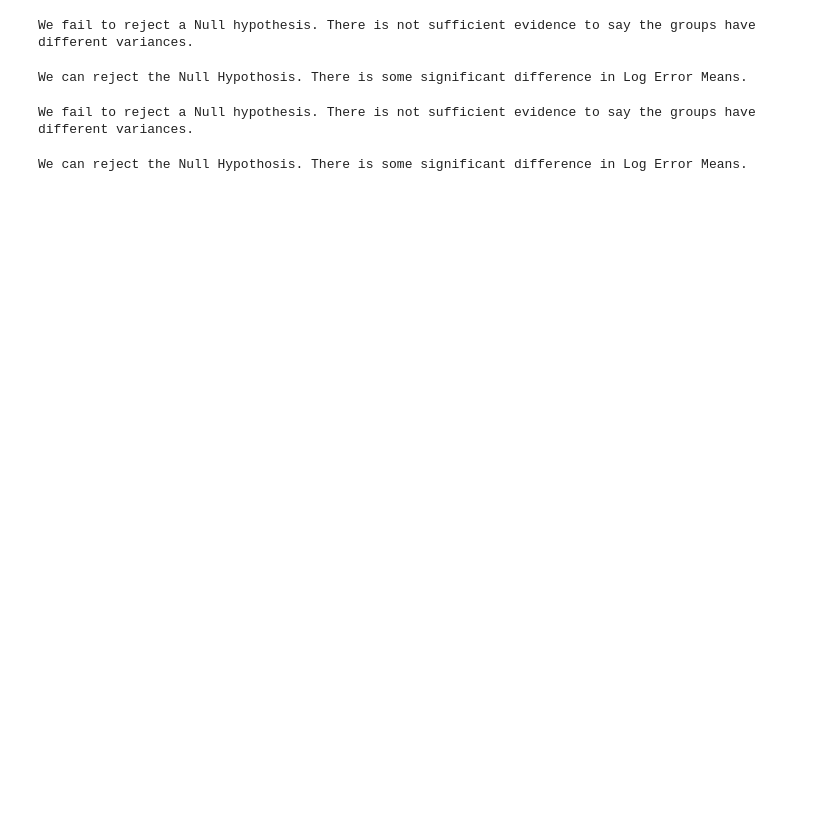
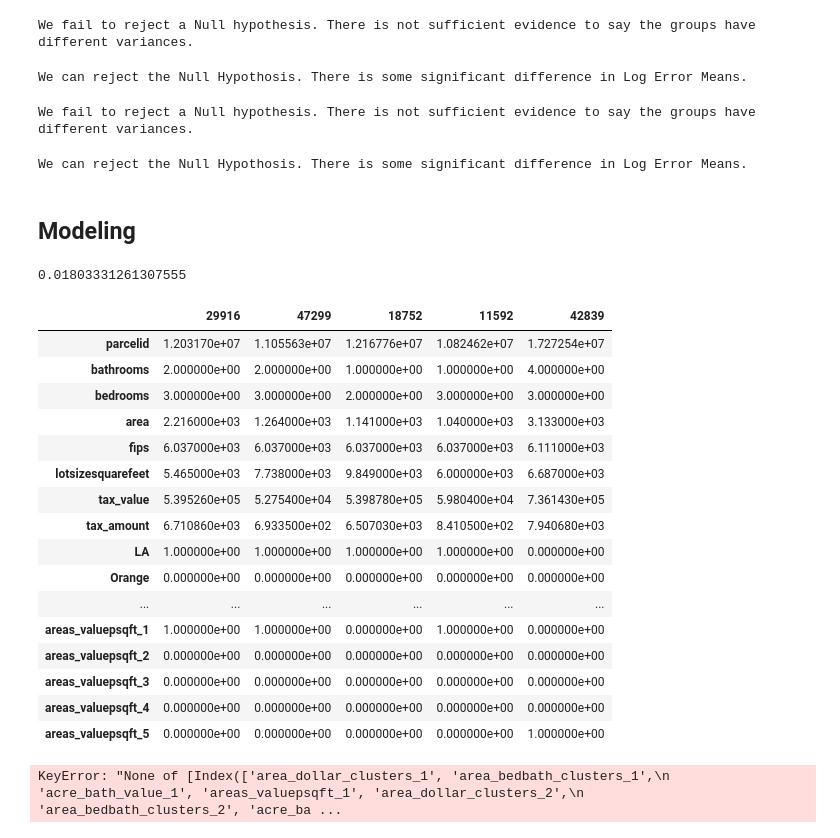
Before and after one commit to Lewis-Park-Bench/Cluster-Project, a Jupyter notebook: jenn_initial_notebook.ipynb, the cells around one changed output. Saved outputs shown, nothing was run; the diff lists cells and outputs as text; code cells hidden in the pictures; blank space fills up the shorter version.

Commit message:
Updated to include explore and modeling modules.

```diff
--- a/jenn_initial_notebook.ipynb
+++ b/jenn_initial_notebook.ipynb
@@ -903,3 +909,5 @@ else:
     print("We cannot reject the Null Hypothosis, there is little to no significant difference. in Log Error Means")
 # %% [output]
 We can reject the Null Hypothosis. There is some significant difference in Log Error Means.
+# %% [markdown]
+## Modeling
@@ -905,0 +919,41 @@ We can reject the Null Hypothosis. There is some significant difference in Log E
+# %%
+# Establishing model baseline.
+baseline = baseline_mean(y_validate, "logerror")
+baseline
+# %% [output]
+0.01803331261307555
+# %%
+X_train['area_dollar_clusters'], X_train['area_bedbath_clusters'], X_train["acre_bath_value"], \
+    X_train["areas_valuepsqft"] = \
+    train['area_dollar_clusters'], train['area_bedbath_clusters'], train["acre_bath_value"], \
+        train["areas_valuepsqft"]
+X_train = cluster_dummies(X_train)
+X_train.head().T
+# %% [output]
+|  | 29916 | 47299 | 18752 | 11592 | 42839 |
+| parcelid | 1.203170e+07 | 1.105563e+07 | 1.216776e+07 | 1.082462e+07 | 1.727254e+07 |
+| bathrooms | 2.000000e+00 | 2.000000e+00 | 1.000000e+00 | 1.000000e+00 | 4.000000e+00 |
+| bedrooms | 3.000000e+00 | 3.000000e+00 | 2.000000e+00 | 3.000000e+00 | 3.000000e+00 |
+| area | 2.216000e+03 | 1.264000e+03 | 1.141000e+03 | 1.040000e+03 | 3.133000e+03 |
+| fips | 6.037000e+03 | 6.037000e+03 | 6.037000e+03 | 6.037000e+03 | 6.111000e+03 |
+| lotsizesquarefeet | 5.465000e+03 | 7.738000e+03 | 9.849000e+03 | 6.000000e+03 | 6.687000e+03 |
+| tax_value | 5.395260e+05 | 5.275400e+04 | 5.398780e+05 | 5.980400e+04 | 7.361430e+05 |
+| tax_amount | 6.710860e+03 | 6.933500e+02 | 6.507030e+03 | 8.410500e+02 | 7.940680e+03 |
+| LA | 1.000000e+00 | 1.000000e+00 | 1.000000e+00 | 1.000000e+00 | 0.000000e+00 |
+| Orange | 0.000000e+00 | 0.000000e+00 | 0.000000e+00 | 0.000000e+00 | 0.000000e+00 |
+| ... | ... | ... | ... | ... | ... |
+| areas_valuepsqft_1 | 1.000000e+00 | 1.000000e+00 | 0.000000e+00 | 1.000000e+00 | 0.000000e+00 |
+| areas_valuepsqft_2 | 0.000000e+00 | 0.000000e+00 | 0.000000e+00 | 0.000000e+00 | 0.000000e+00 |
+| areas_valuepsqft_3 | 0.000000e+00 | 0.000000e+00 | 0.000000e+00 | 0.000000e+00 | 0.000000e+00 |
+| areas_valuepsqft_4 | 0.000000e+00 | 0.000000e+00 | 0.000000e+00 | 0.000000e+00 | 0.000000e+00 |
+| areas_valuepsqft_5 | 0.000000e+00 | 0.000000e+00 | 0.000000e+00 | 0.000000e+00 | 1.000000e+00 |
+# %%
+model_features = ['area_dollar_clusters_1', 'area_bedbath_clusters_1', "acre_bath_value_1",
+    "areas_valuepsqft_1", 'area_dollar_clusters_2', 'area_bedbath_clusters_2', "acre_bath_value_2",
+    "areas_valuepsqft_2", 'area_dollar_clusters_3', 'area_bedbath_clusters_3', "acre_bath_value_3",
+    "areas_valuepsqft_3", 'area_dollar_clusters_4', "acre_bath_value_4",
+    "areas_valuepsqft_4", "acre_bath_value_5", "areas_valuepsqft_5"]
+scaled_X_train, scaled_X_validate, scaled_X_test = scaling_min_max(X_train, X_validate, X_test, model_features)
+scaled_X_train.head()
+# %% [output]
+KeyError: "None of [Index(['area_dollar_clusters_1', 'area_bedbath_clusters_1',\n       'acre_bath_value_1', 'areas_valuepsqft_1', 'area_dollar_clusters_2',\n       'area_bedbath_clusters_2', 'acre_ba ...
```
Also changed, not shown: parts of 31 cells of this notebook, 4 other files.
